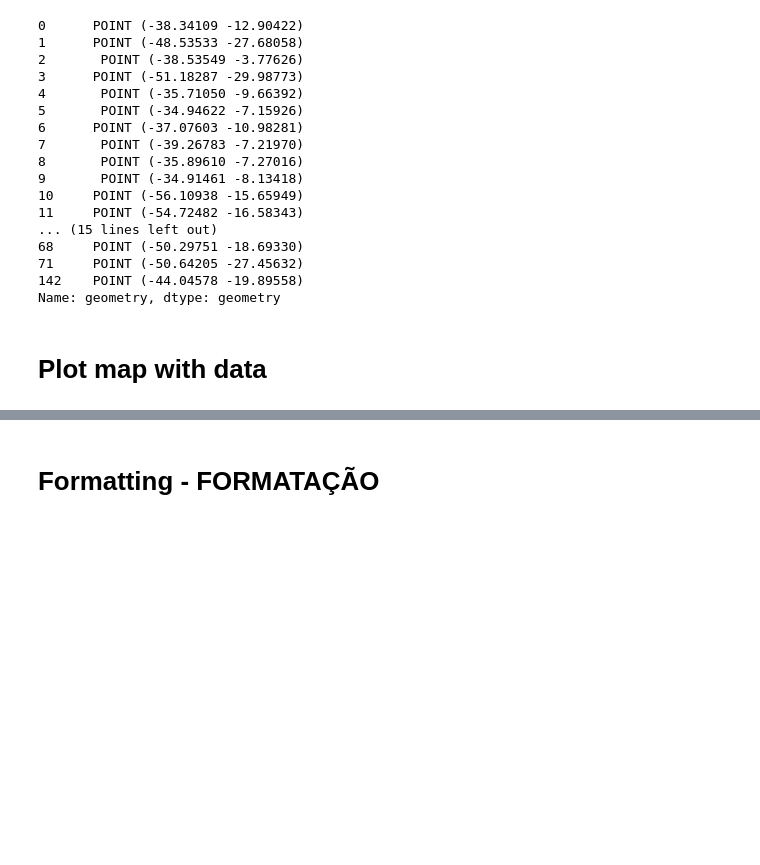
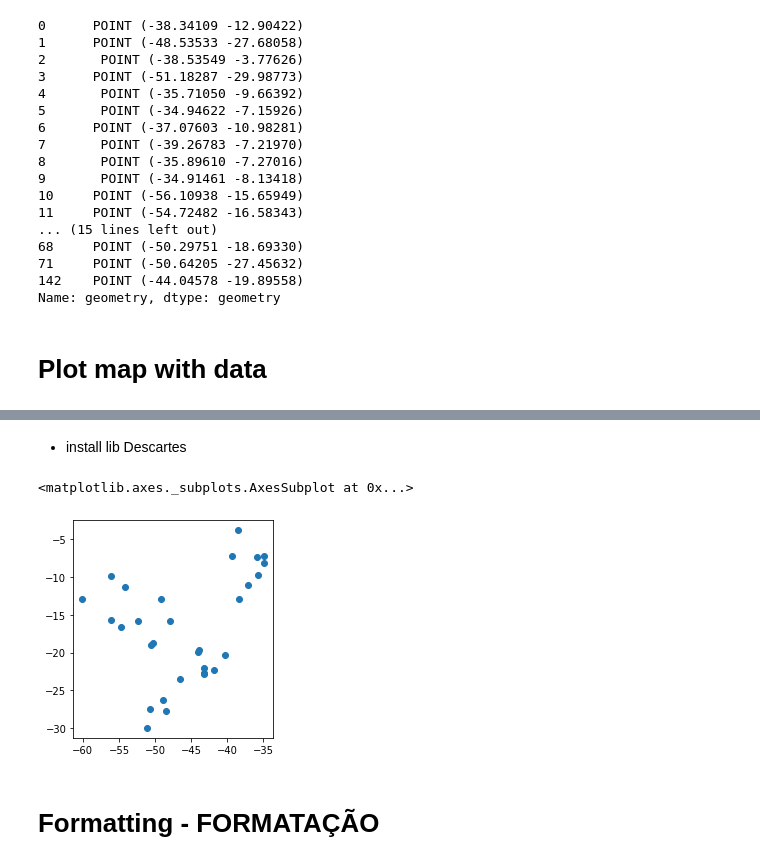
Before and after one commit to Caviuna/InfraBuilding, a Jupyter notebook: building.ipynb, the cells around one changed output, grey strips where cells are left out. Cells and saved outputs as stored; diff of their text form; code cells hidden in the pictures; blank space fills up the shorter version.

Commit message:
plot_dataMap_03

```diff
--- a/building.ipynb
+++ b/building.ipynb
@@ -299,0 +266,2 @@ DriverError: ignored
+# %% [markdown]
+- install lib Descartes
@@ -300,3 +272,8 @@ DriverError: ignored
+# %%
+ppi_map_00.plot()
+# %% [output]
+<matplotlib.axes._subplots.AxesSubplot at 0x...>
+[figure, added]
 # %% [markdown]
 # Formatting - FORMATAÇÃO
 # %% [markdown]
```
Also changed, not shown: parts of 6 cells of this notebook.
